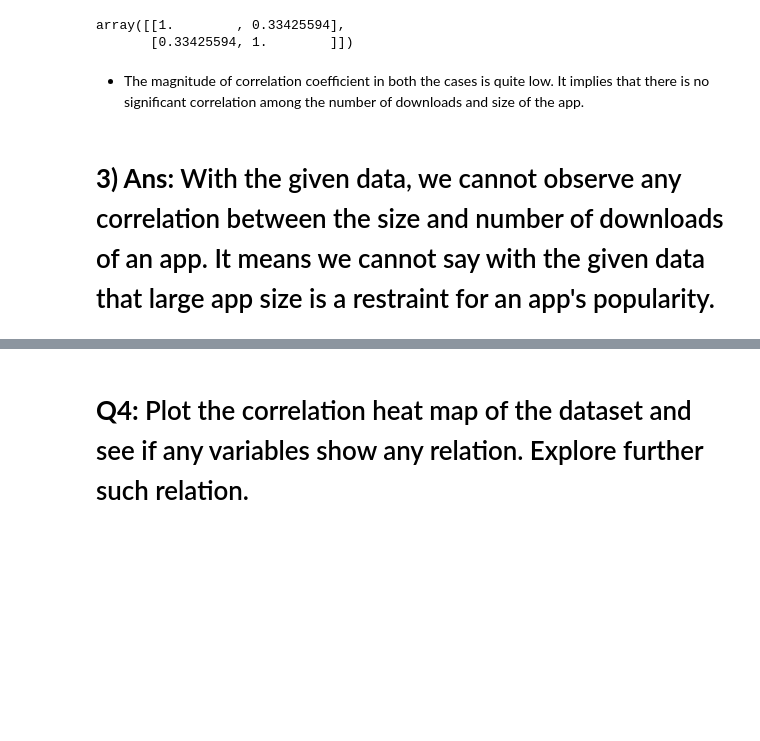
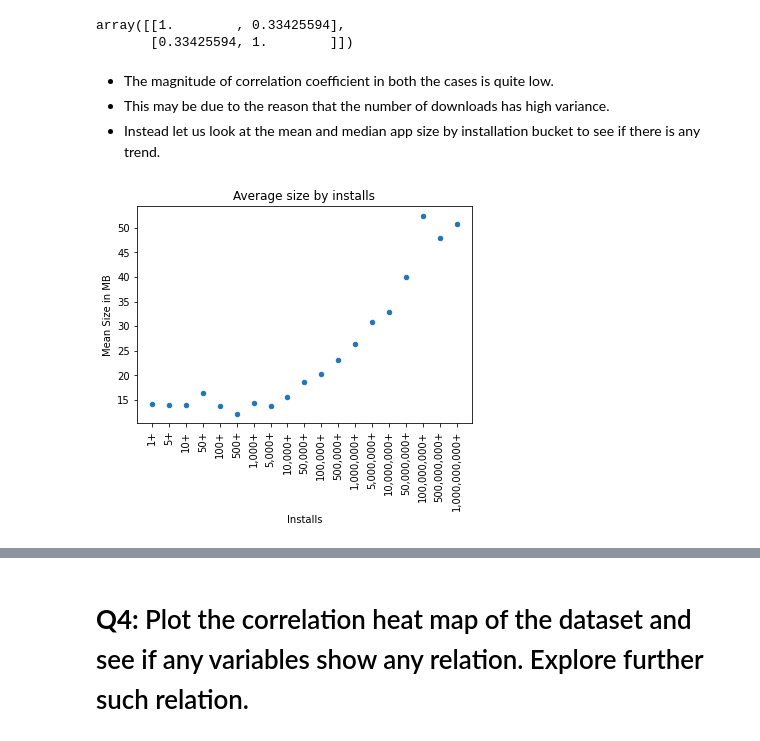
Before and after one commit to Nandeesh-U/EDA_google_play_store_app_data, a Jupyter notebook: Team_Notebook_EDA_CAPSTONE.ipynb, the cells around one changed output, grey strips where cells are left out. Cells and saved outputs as stored; diff of their text form; code cells hidden in the pictures; blank space fills up the shorter version.

```diff
--- a/Team_Notebook_EDA_CAPSTONE.ipynb
+++ b/Team_Notebook_EDA_CAPSTONE.ipynb
@@ -1085,7 +1128,7 @@ Text(0.5, 1.0, 'Scatter plot of App Size vs No. of downloads')
 * Let us look at the scatterplot of logarithm of installs vs size of the app.
 # %%
 # Dropping the instances whose number of installs is 0 so that we can apply the logarithm
-non_null_size=non_null_size[non_null_size['Numeric_Installs']>0]
+non_null_size=non_null_size[non_null_size['Numeric_Installs']>0].copy()
 
 # Applying the log10 function
 non_null_size['log_installs'] = non_null_size['Numeric_Installs'].apply(lambda x: math.log10(x))
@@ -1117,6 +1155,24 @@ np.corrcoef(non_null_size['log_installs'],non_null_size['Numeric_Size_in_MB'])
 array([[1.        , 0.33425594],
        [0.33425594, 1.        ]])
 # %% [markdown]
-* The magnitude of correlation coefficient in both the cases is quite low. It implies that there is no significant correlation among the number of downloads and size of the app.
+* The magnitude of correlation coefficient in both the cases is quite low.
+* This may be due to the reason that the number of downloads has high variance.
+* Instead let us look at the mean and median app size by installation bucket to see if there is any trend.
-# %% [markdown]
-# **3) Ans:** With the given data, we cannot observe any correlation between the size and number of downloads of an app. It means we cannot say with the given data that large app size is a restraint for an app's popularity.
+# %%
+# Getting mean size by installs
+install_wise_mean_size = non_null_size.groupby(['Installs','Numeric_Installs'])['Numeric_Size_in_MB'].mean().reset_index().sort_values('Numeric_Installs')
+install_wise_mean_size.rename(columns={'Numeric_Size_in_MB':'Mean_size'},inplace = True)
+
+# Getting median size by installs
+install_wise_median_size = non_null_size.groupby(['Installs','Numeric_Installs'])['Numeric_Size_in_MB'].median().reset_index().sort_values('Numeric_Installs')
+install_wise_median_size.rename(columns={'Numeric_Size_in_MB':'Median_size'},inplace = True)
+# %%
+# plotting mean_size_by_installs
+install_wise_mean_size.plot(x='Installs',y='Mean_size',kind = 'scatter')
+plt.xlabel('Installs')
+plt.ylabel('Mean Size in MB')
+plt.title('Average size by installs')
+plt.xticks(rotation=90)
+plt.show()
+# %% [output]
+[figure, added]
```
Also changed, not shown: parts of 116 cells of this notebook.
